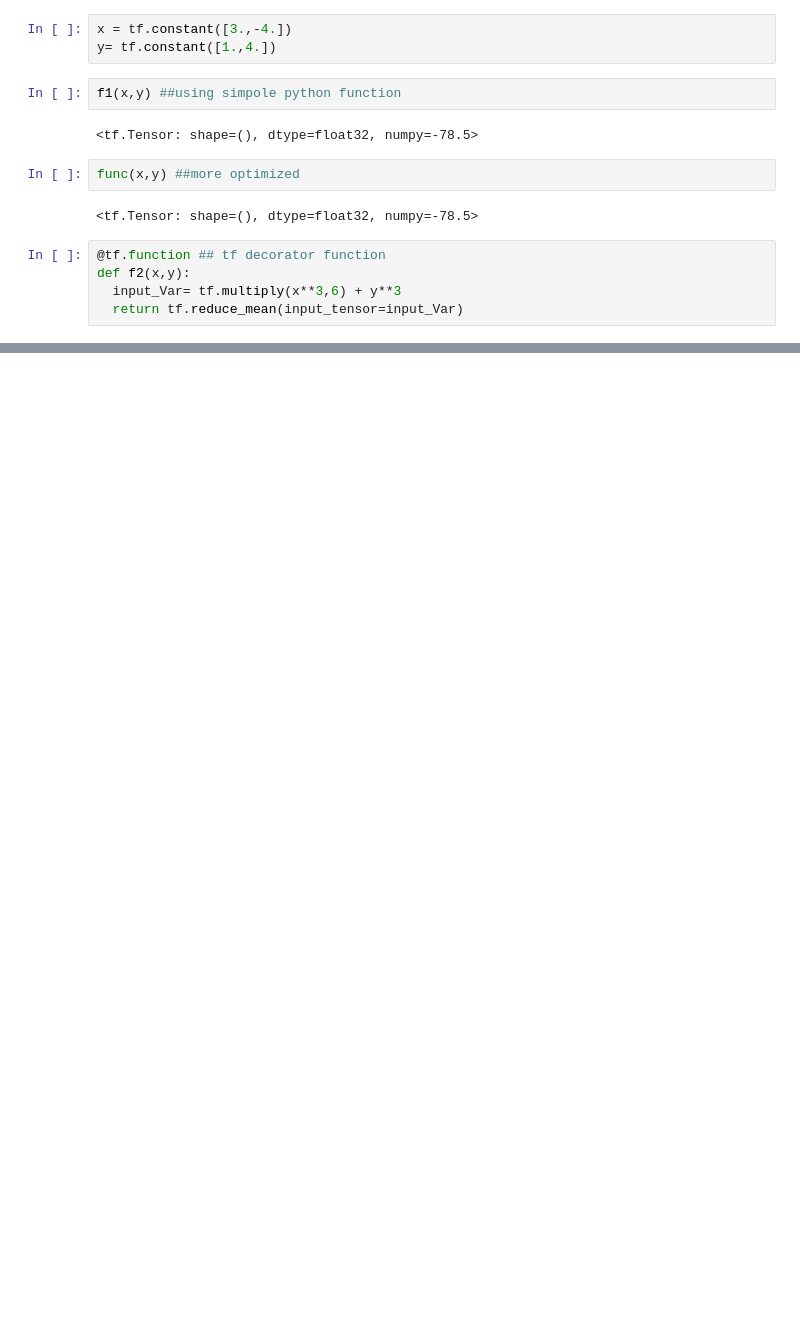
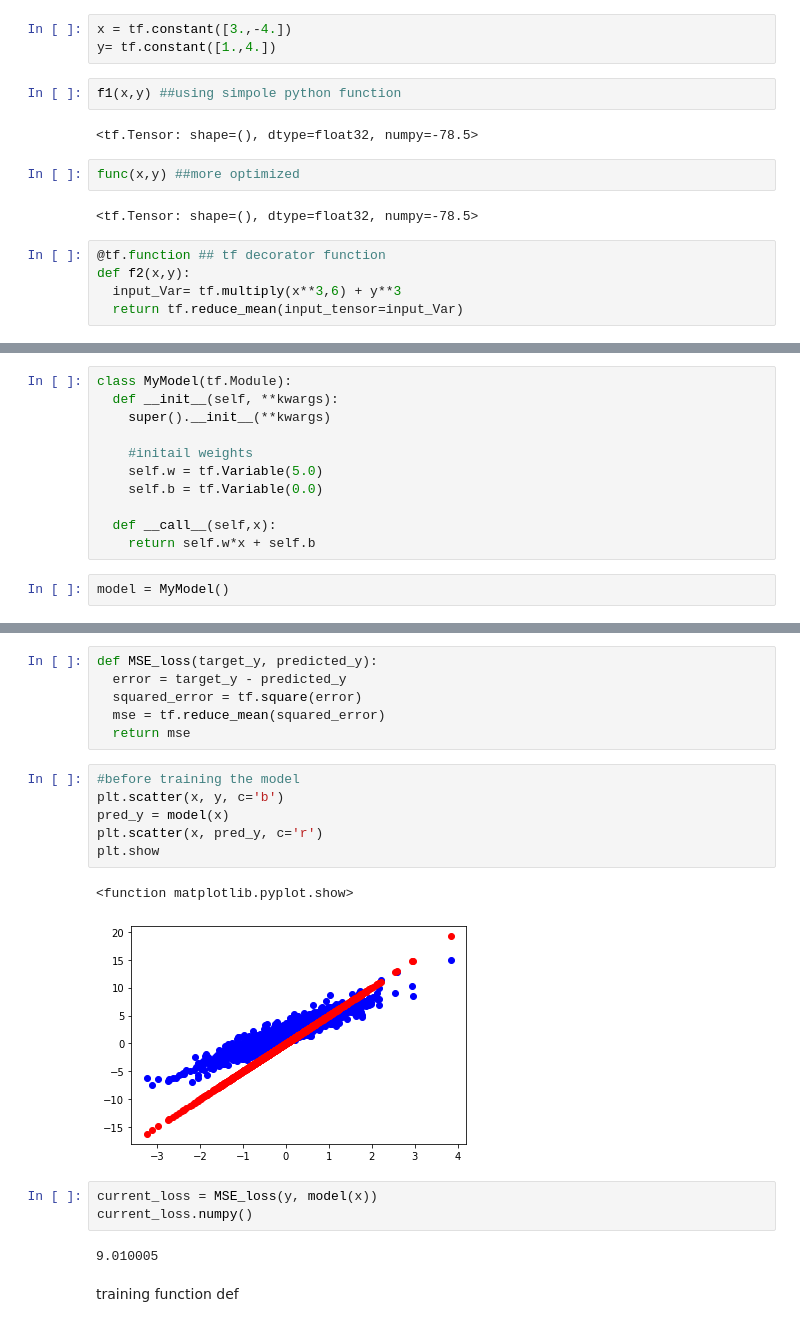
Before and after one commit to arnavjune2/TensorFlow, a Jupyter notebook: Tensorflow.ipynb, the cells around one changed output, grey strips where cells are left out. Drawn from its saved outputs; the diff is of its cells as text; blank space fills up the shorter version.

```diff
--- a/Tensorflow.ipynb
+++ b/Tensorflow.ipynb
@@ -326,0 +387,13 @@ def f2(x,y):
+# %%
+class MyModel(tf.Module):
+  def __init__(self, **kwargs):
+    super().__init__(**kwargs)
+
+    #initail weights
+    self.w = tf.Variable(5.0)
+    self.b = tf.Variable(0.0)
+
+  def __call__(self,x):
+    return self.w*x + self.b
+# %%
+model = MyModel()
@@ -326,0 +402,22 @@ def f2(x,y):
+# %%
+def MSE_loss(target_y, predicted_y):
+  error = target_y - predicted_y
+  squared_error = tf.square(error)
+  mse = tf.reduce_mean(squared_error)
+  return mse
+# %%
+#before training the model
+plt.scatter(x, y, c='b')
+pred_y = model(x)
+plt.scatter(x, pred_y, c='r')
+plt.show
+# %% [output]
+<function matplotlib.pyplot.show>
+[figure, added]
+# %%
+current_loss = MSE_loss(y, model(x))
+current_loss.numpy()
+# %% [output]
+9.010005
+# %% [markdown]
+training function def
```
Also changed, not shown: parts of 20 cells of this notebook.
